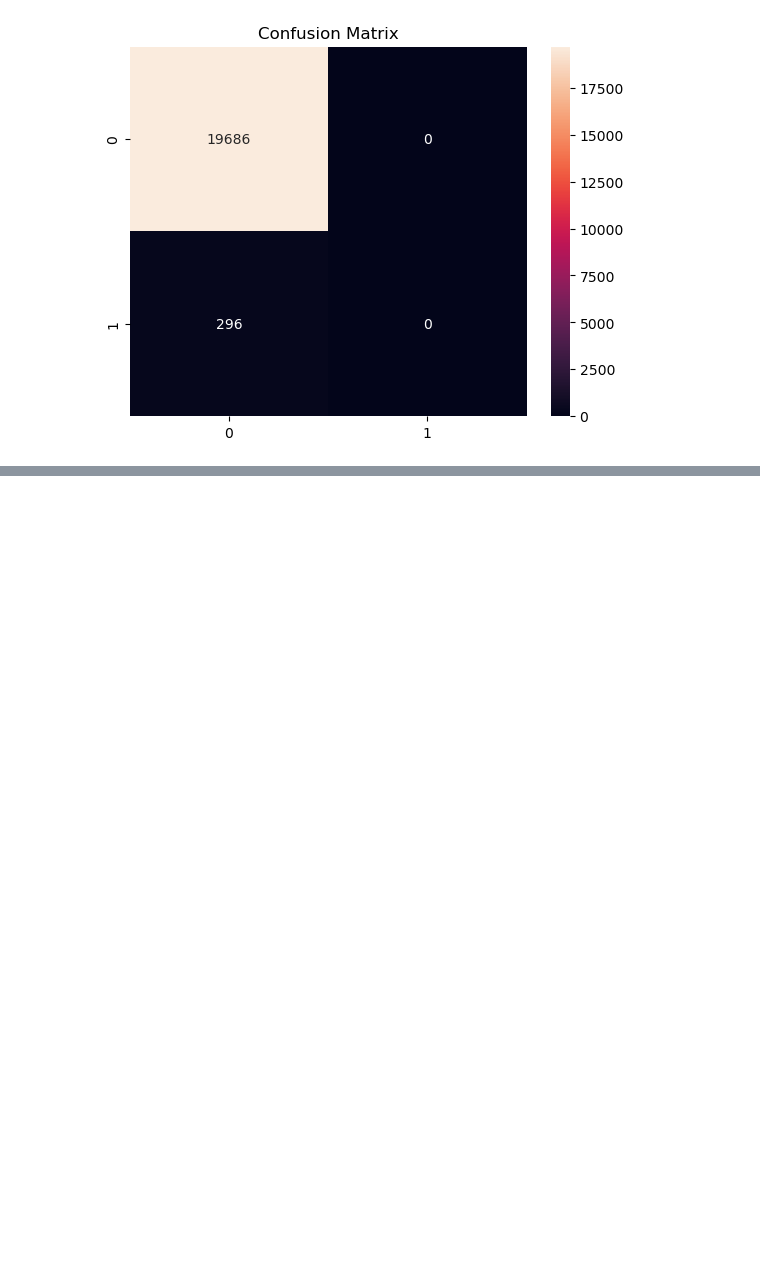
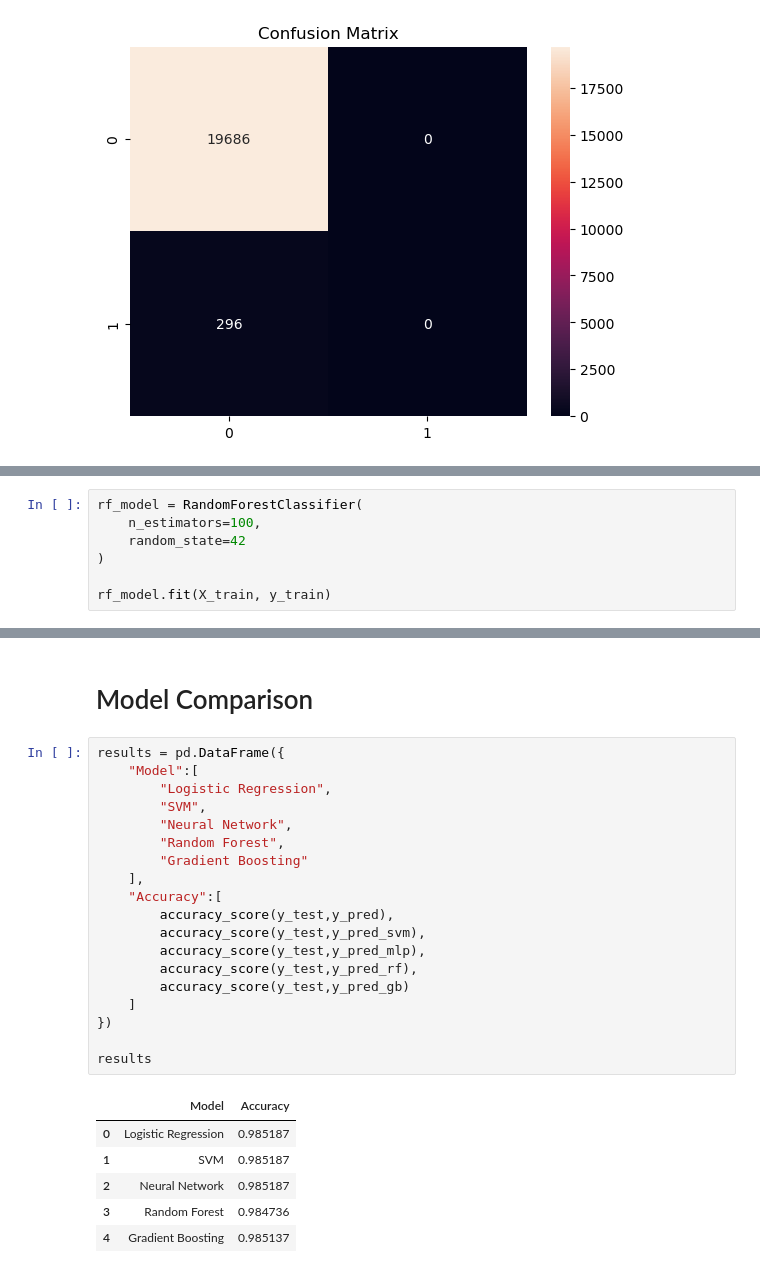
Before and after one commit to Dhruvijhanjhri/Customer-Behavior-Analysis-and-Purchase-Prediction-using-Machine-Learning, a Jupyter notebook: notebooks/05_supervised_learning_models.ipynb, the cells around one changed output, grey strips where cells are left out. Cells and saved outputs as stored; diff of their text form; blank space fills up the shorter version.

```diff
--- a/notebooks/05_supervised_learning_models.ipynb
+++ b/notebooks/05_supervised_learning_models.ipynb
@@ -111,0 +176,7 @@ Confusion matrix:
+# %%
+rf_model = RandomForestClassifier(
+    n_estimators=100,
+    random_state=42
+)
+
+rf_model.fit(X_train, y_train)
@@ -111,0 +225,28 @@ Confusion matrix:
+# %% [markdown]
+# Model Comparison
+# %%
+results = pd.DataFrame({
+    "Model":[
+        "Logistic Regression",
+        "SVM",
+        "Neural Network",
+        "Random Forest",
+        "Gradient Boosting"
+    ],
+    "Accuracy":[
+        accuracy_score(y_test,y_pred),
+        accuracy_score(y_test,y_pred_svm),
+        accuracy_score(y_test,y_pred_mlp),
+        accuracy_score(y_test,y_pred_rf),
+        accuracy_score(y_test,y_pred_gb)
+    ]
+})
+
+results
+# %% [output]
+|  | Model | Accuracy |
+| 0 | Logistic Regression | 0.985187 |
+| 1 | SVM | 0.985187 |
+| 2 | Neural Network | 0.985187 |
+| 3 | Random Forest | 0.984736 |
+| 4 | Gradient Boosting | 0.985137 |
```
Also changed, not shown: parts of 19 cells of this notebook.
